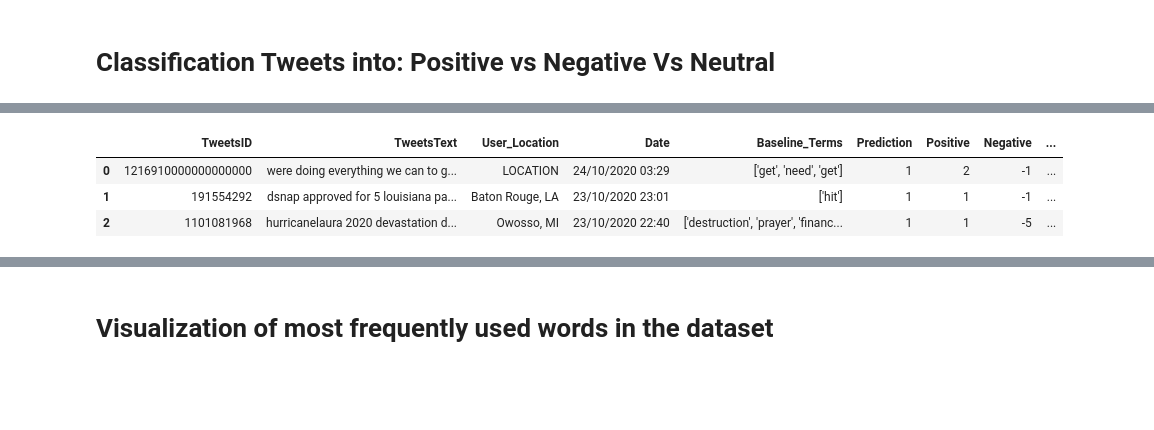
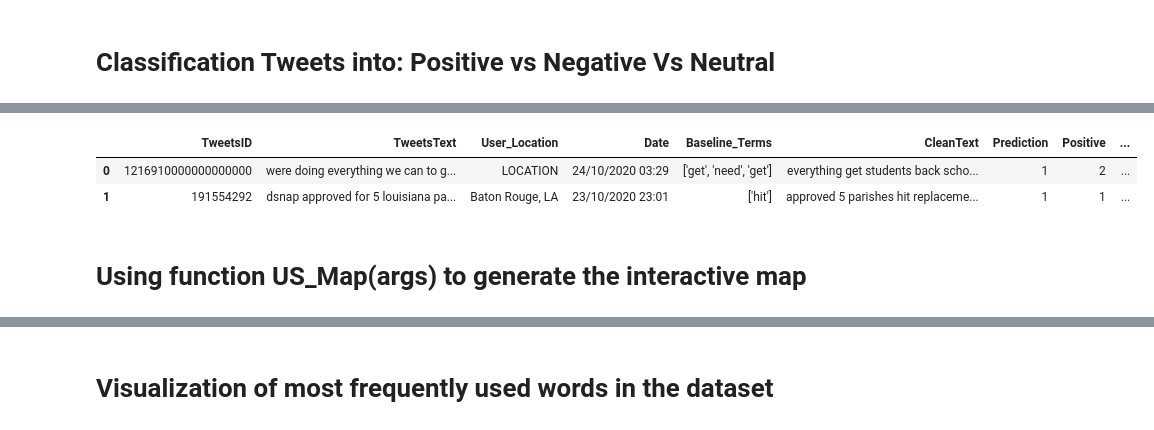
Before and after one commit to HamzatKazeem/MSc_BigData_Dissertation, a Jupyter notebook: ipynbfiles/SentimentAnalysis.ipynb, the cells around one changed output, grey strips where cells are left out. Drawn from its saved outputs; the diff is of its cells as text; code cells hidden in the pictures; blank space fills up the shorter version.

```diff
--- a/ipynbfiles/SentimentAnalysis.ipynb
+++ b/ipynbfiles/SentimentAnalysis.ipynb
@@ -86,3 +118,9 @@ get_geocodes(sentiment_data)
 # %%
 sentimentDatFrame=pd.DataFrame(sentiment_data)
+# %%
+sentimentDatFrame.head(2)
+# %% [output]
+|  | TweetsID | TweetsText | User_Location | Date | Baseline_Terms | CleanText | Prediction | Positive | ... |
+| 0 | 1216910000000000000 | were doing everything we can to g... | LOCATION | 24/10/2020 03:29 | ['get', 'need', 'get'] | everything get students back scho... | 1 | 2 | ... |
+| 1 | 191554292 | dsnap approved for 5 louisiana pa... | Baton Rouge, LA | 23/10/2020 23:01 | ['hit'] | approved 5 parishes hit replaceme... | 1 | 1 | ... |
 # %%
@@ -90,7 +127,0 @@ sentimentDatFrame.to_csv('data/proData/TweetCoordinates.csv', index = False) #Sa
-# %%
-sentimentDatFrame.head(3)
-# %% [output]
-|  | TweetsID | TweetsText | User_Location | Date | Baseline_Terms | Prediction | Positive | Negative | ... |
-| 0 | 1216910000000000000 | were doing everything we can to g... | LOCATION | 24/10/2020 03:29 | ['get', 'need', 'get'] | 1 | 2 | -1 | ... |
-| 1 | 191554292 | dsnap approved for 5 louisiana pa... | Baton Rouge, LA | 23/10/2020 23:01 | ['hit'] | 1 | 1 | -1 | ... |
-| 2 | 1101081968 | hurricanelaura 2020 devastation d... | Owosso, MI | 23/10/2020 22:40 | ['destruction', 'prayer', 'financ... | 1 | 1 | -5 | ... |
@@ -99,2 +128,4 @@ sentimentDatFrame.head(3)
+# %% [markdown]
+ # Using function US_Map(args) to generate the interactive map
 # %%
 US_Map(sentimentDatFrame)
```
Also changed, not shown: parts of 32 cells of this notebook, 1 other file.
